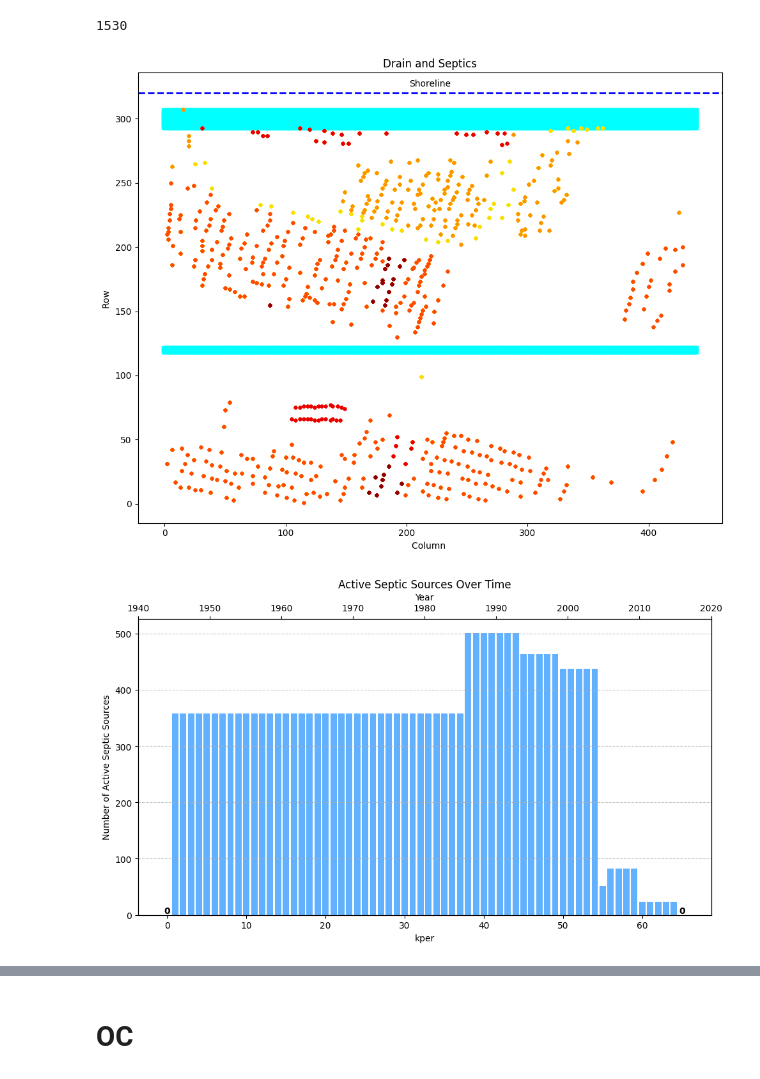
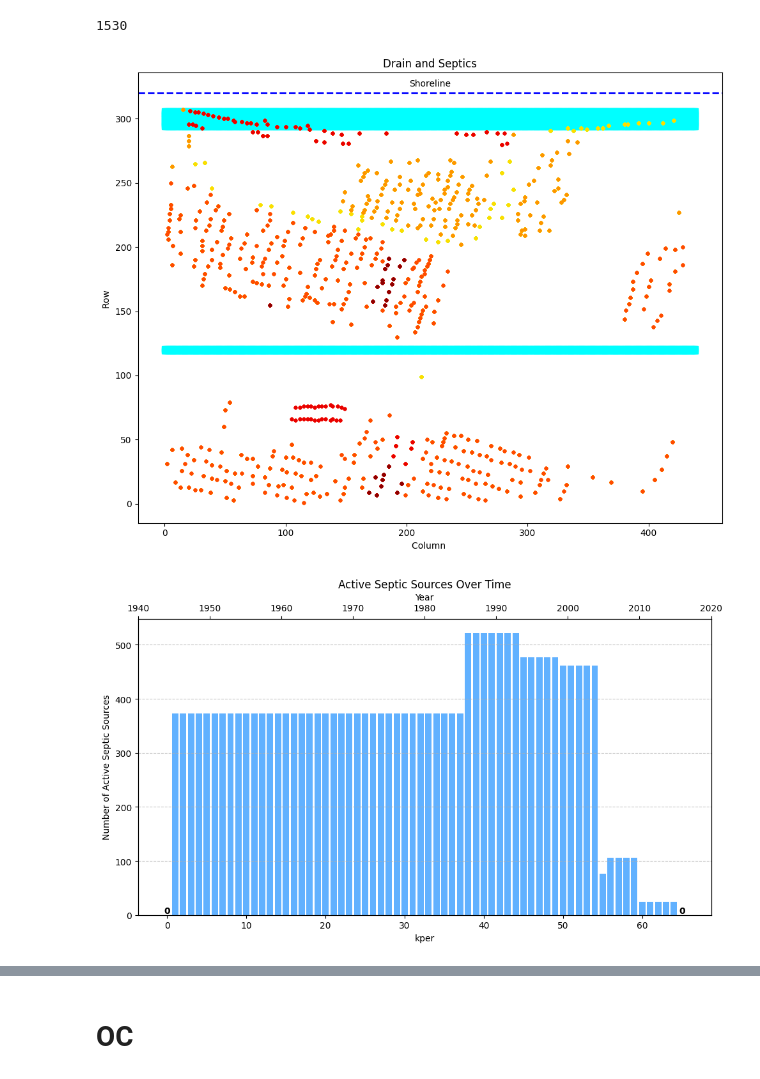
Before and after one commit to Shuyang-Wang/wasaga_model, a Jupyter notebook: wasaga_3d/v2_run_wasaga_3d.ipynb, the cells around one changed output, grey strips where cells are left out. Drawn from its saved outputs; the diff is of its cells as text; code cells hidden in the pictures.

```diff
--- a/wasaga_3d/v2_run_wasaga_3d.ipynb
+++ b/wasaga_3d/v2_run_wasaga_3d.ipynb
@@ -322,11 +307,11 @@ for y in drn_ys:
    row = meter_to_row(y)
    lay = locate_ground_surface_lay(row=row)
    elv = lay_to_meter(lay)
-   print(row)
+   #print(row)
    #print(lay)
    for col in range(ncol):
 
-      drn_list.append([lay, row, col, elv, 1])
+      drn_list.append([lay, row, col, elv, 10])
       #drn_list.append([12*2, meter_to_row(600), col, 184.0-0.5, 100])
 
 drn_cell = {0:drn_list}
@@ -445,7 +413,7 @@ import flopy  # Assuming flopy is already installed and imported
 # Define start_dist, end_dist, and exclude_range
 start_dist = start_dis  # Define start distance for exclusion (e.g., 1000 meters)
 end_dist = end_dis    # Define end distance for exclusion (e.g., 2000 meters)
-exclude_range = True  # Set to True to exclude, False to include
+exclude_range = False  # Set to True to exclude, False to include
 
 # Convert distances to row indices
 start_row_index = int(start_dist / delr)
@@ -480,7 +448,7 @@ for index, row in df.iterrows():
             rch_dict[year_key] = np.full((nrow, ncol), 0.00013, dtype=float)
 
         # Update the recharge rate at the septic location
-        rch_dict[year_key][row_index, col_index] = 0.11 / delr / delc
+        rch_dict[year_key][row_index, col_index] = 0.51 / delr / delc
 
     # Ensure the septic is turned off after its end year
     if end_key + 1 not in rch_dict:
@@ -514,7 +482,7 @@ ax.annotate('Shoreline', xy=(0.5, shoreline_y), xytext=(0, 5),
             ha='center', va='bottom')
 
 # Assuming rch_dict, delr, and delc are already defined
-target_value = 0.11 / delr / delc
+target_value = 0.51 / delr / delc
 colors = plt.cm.jet(np.linspace(0, 1, len(rch_dict)))
 
 for (key, array), color in zip(rch_dict.items(), colors):
@@ -533,29 +501,29 @@ ax.set(title='Drain and Septics', xlabel='Column ', ylabel='Row ')
 plt.tight_layout()
 plt.show()
 # %% [output]
-[figure, old version]
+[figure, new version]
 # %%
 import matplotlib.pyplot as plt
 import numpy as np
 
 # Calculate and plot in a compact form
-kpers, active_septics = zip(*sorted((year_key, np.sum(rech >= 0.11 / delr / delc)) for year_key, rech in rch_dict.items()))
+kpers, active_septics = zip(*sorted((year_key, np.sum(rech >= 0.51 / delr / delc)) for year_key, rech in rch_dict.items()))
 
 fig, ax1 = plt.subplots(figsize=(10, 6))
 bars = ax1.bar(kpers, active_septics, color='dodgerblue', alpha=0.7)
 
 ax1.set(xlabel='kper', ylabel='Number of Active Septic Sources', title='Active Septic Sources Over Time')
 
 ax2 = ax1.twiny().set(xlabel='Year', xlim=[k + 1950 for k in ax1.get_xlim()], xticks=[k + 1950 for k in ax1.get_xticks()],
                       xticklabels=[int(k + 1950) for k in ax1.get_xticks()])
 ax1.grid(axis='y', linestyle='--', alpha=0.7)
 
 for bar, val in zip(bars, active_septics):
     if val == 0: ax1.text(bar.get_x() + bar.get_width() / 2, bar.get_height(), str(val), ha='center', va='bottom', fontsize=10, fontweight='bold')
 
 plt.tight_layout(); plt.show()
 # %% [output]
-[figure, old version]
+[figure, new version]
 # %%
 import matplotlib.pyplot as plt
 
```
Also changed, not shown: parts of 10 cells of this notebook.
